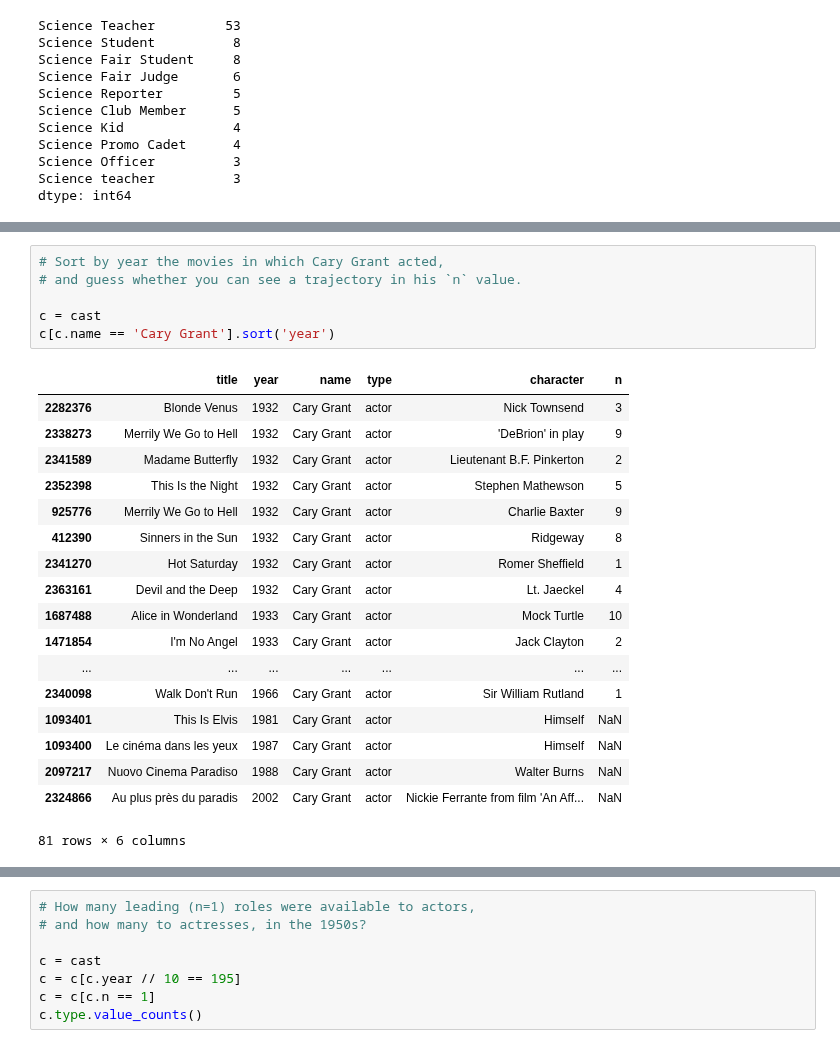
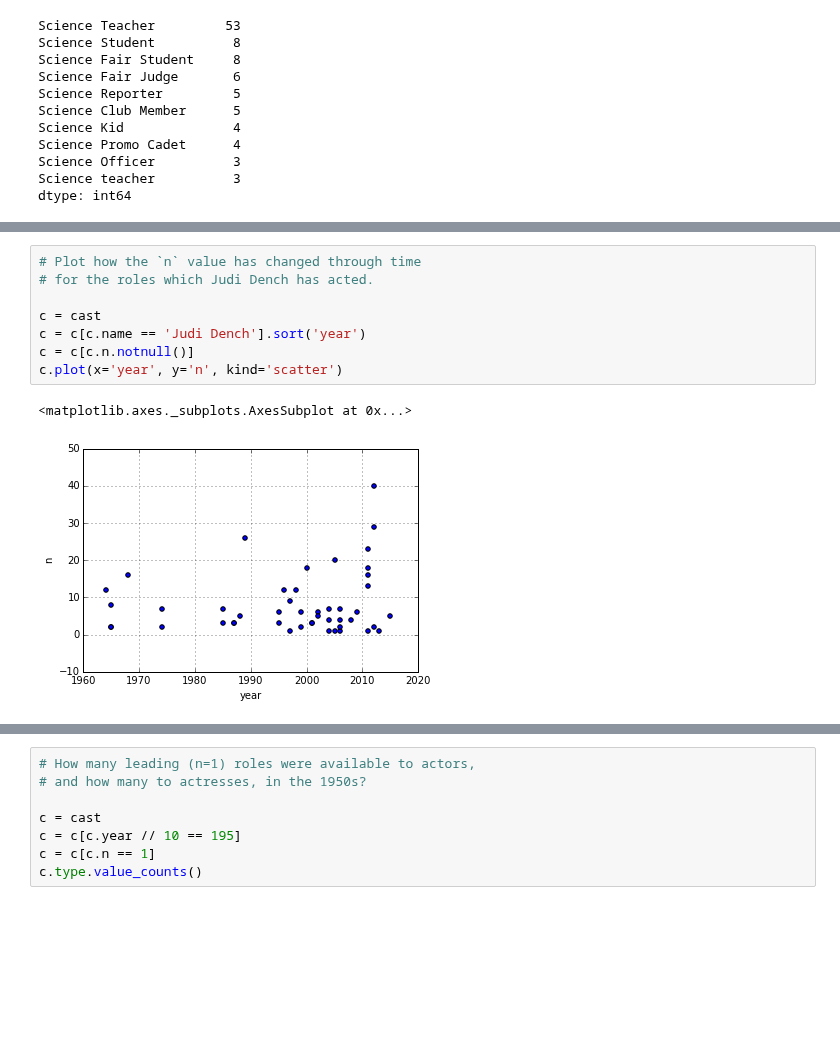
Before and after one commit to brandon-rhodes/pycon-pandas-tutorial, a Jupyter notebook: Solutions-2.ipynb, the cells around one changed output, grey strips where cells are left out. Cells and saved outputs as stored; diff of their text form; blank space fills up the shorter version.

Commit message:
Move scatter plots to Session 2

```diff
--- a/Solutions-2.ipynb
+++ b/Solutions-2.ipynb
@@ -254,25 +230,11 @@ c[c.name == 'Judi Dench'].sort('year')
-# %%
-# Sort by year the movies in which Cary Grant acted,
-# and guess whether you can see a trajectory in his `n` value.
-
-c = cast
-c[c.name == 'Cary Grant'].sort('year')
-# %% [output]
-|  | title | year | name | type | character | n |
-| 2282376 | Blonde Venus | 1932 | Cary Grant | actor | Nick Townsend | 3 |
-| 2338273 | Merrily We Go to Hell | 1932 | Cary Grant | actor | 'DeBrion' in play | 9 |
-| 2341589 | Madame Butterfly | 1932 | Cary Grant | actor | Lieutenant B.F. Pinkerton | 2 |
-| 2352398 | This Is the Night | 1932 | Cary Grant | actor | Stephen Mathewson | 5 |
-| 925776 | Merrily We Go to Hell | 1932 | Cary Grant | actor | Charlie Baxter | 9 |
-| 412390 | Sinners in the Sun | 1932 | Cary Grant | actor | Ridgeway | 8 |
-| 2341270 | Hot Saturday | 1932 | Cary Grant | actor | Romer Sheffield | 1 |
-| 2363161 | Devil and the Deep | 1932 | Cary Grant | actor | Lt. Jaeckel | 4 |
-| 1687488 | Alice in Wonderland | 1933 | Cary Grant | actor | Mock Turtle | 10 |
-| 1471854 | I'm No Angel | 1933 | Cary Grant | actor | Jack Clayton | 2 |
-| ... | ... | ... | ... | ... | ... | ... |
-| 2340098 | Walk Don't Run | 1966 | Cary Grant | actor | Sir William Rutland | 1 |
-| 1093401 | This Is Elvis | 1981 | Cary Grant | actor | Himself | NaN |
-| 1093400 | Le cinéma dans les yeux | 1987 | Cary Grant | actor | Himself | NaN |
-| 2097217 | Nuovo Cinema Paradiso | 1988 | Cary Grant | actor | Walter Burns | NaN |
-| 2324866 | Au plus près du paradis | 2002 | Cary Grant | actor | Nickie Ferrante from film 'An Aff... | NaN |
-81 rows × 6 columns
+# %%
+# Plot how the `n` value has changed through time
+# for the roles which Judi Dench has acted.
+
+c = cast
+c = c[c.name == 'Judi Dench'].sort('year')
+c = c[c.n.notnull()]
+c.plot(x='year', y='n', kind='scatter')
+# %% [output]
+<matplotlib.axes._subplots.AxesSubplot at 0x...>
+[figure, added]
```
Also changed, not shown: parts of 3 cells of this notebook, 3 other files.
